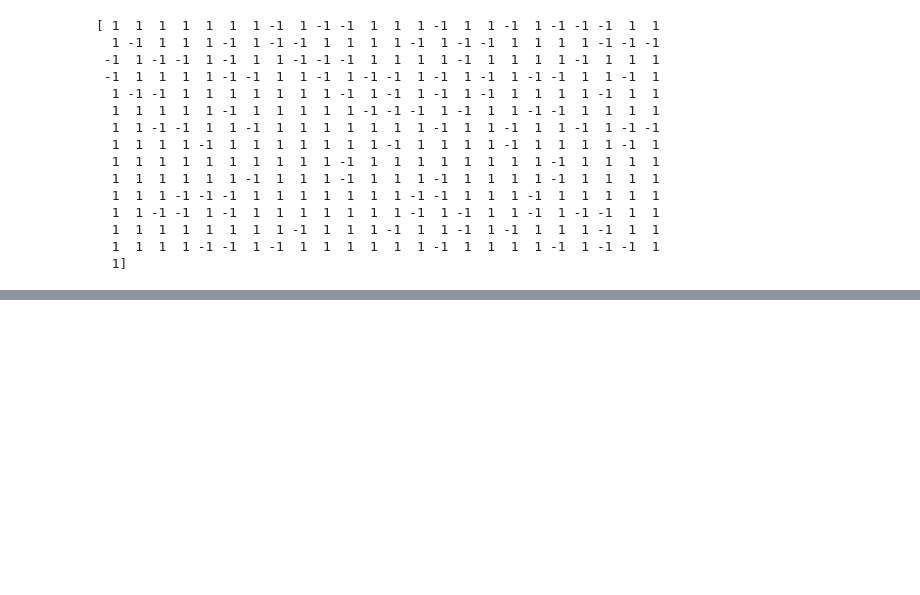
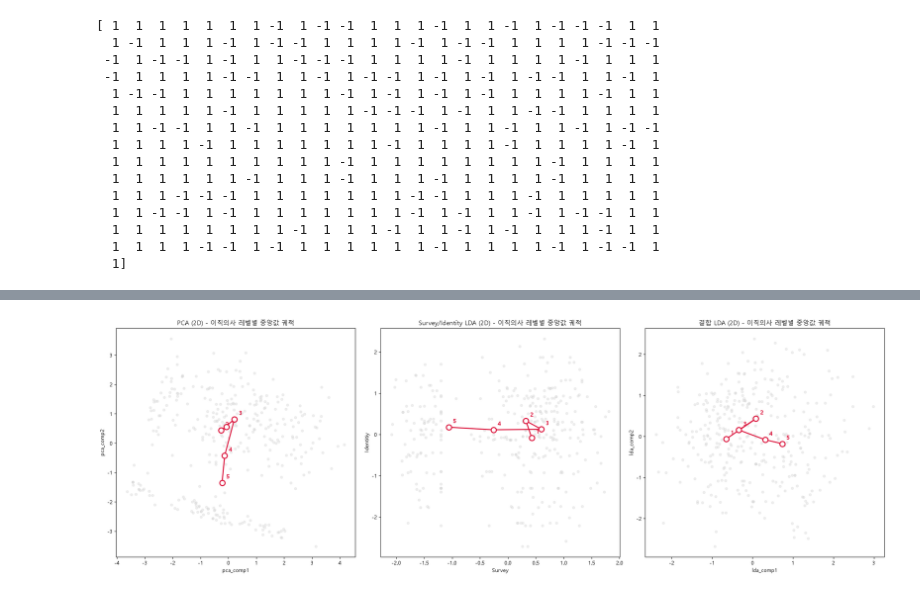
Before and after one commit to ununbum/AIBigDataProject, a Jupyter notebook: src/train_model.ipynb, the cells around one changed output, grey strips where cells are left out. Drawn from its saved outputs; the diff is of its cells as text; code cells hidden in the pictures; blank space fills up the shorter version.

```diff
--- a/src/train_model.ipynb
+++ b/src/train_model.ipynb
@@ -363,7 +268,0 @@ plt.show()
-# %%
-## Isolation Forest에서 -1(이상치)로 판정된 데이터를 Survey/Identity LDA 2D 산점도 위에 강조 표시
-fig, ax = plt.subplots(figsize=(10, 7))
-plot_outliers(ax, X_tn_lda_df, 'lda_survey', 'lda_identitiy',
-              'Survey/Identity LDA (2D) - Isolation Forest 이상치', 'Survey', 'Identitiy')
-plt.tight_layout()
-plt.show()
@@ -399,0 +307,37 @@ print(f'고위험군(4~5점): {high_risk_mask.sum()}명, 그 중 이상치: {hig
+# %%
+## 실험: 각 임베딩(2D)에서 개별 산점도는 겹침이 심해 추세가 잘 안 보이므로,
+## 이직의사 레벨(1~5)별 중앙값(centroid)만 이어서 그려 위험도에 따른 이동 방향이 보이는지 확인한다.
+## 배경에는 옅은 산점도를 깔아 중앙값 궤적이 실제 분포 대비 어느 정도인지 함께 보여준다.
+
+def plot_median_trend(ax, df2d, x_col, y_col, title, xlabel, ylabel):
+    ax.scatter(df2d[x_col], df2d[y_col], c='lightgray', alpha=0.35, s=20)
+
+    medians = df2d.groupby('target')[[x_col, y_col]].median().sort_index()
+
+    ax.plot(medians[x_col], medians[y_col], c='crimson', linewidth=2,
+            marker='o', markersize=10, markerfacecolor='white',
+            markeredgecolor='crimson', markeredgewidth=2, zorder=5)
+
+    for level, row in medians.iterrows():
+        ax.annotate(str(level), (row[x_col], row[y_col]),
+                    textcoords='offset points', xytext=(8, 8),
+                    fontsize=11, fontweight='bold', color='crimson')
+
+    ax.set_title(title)
+    ax.set_xlabel(xlabel)
+    ax.set_ylabel(ylabel)
+
+
+fig, axes = plt.subplots(1, 3, figsize=(21, 7))
+
+plot_median_trend(axes[0], X_tn_pda_df, 'pda_comp1', 'pda_comp2',
+                   'PCA (2D) - 이직의사 레벨별 중앙값 궤적', 'pca_comp1', 'pca_comp2')
+plot_median_trend(axes[1], X_tn_lda_df, 'lda_survey', 'lda_identitiy',
+                   'Survey/Identity LDA (2D) - 이직의사 레벨별 중앙값 궤적', 'Survey', 'Identitiy')
+plot_median_trend(axes[2], X_tn_lda_combined_df, 'lda_comp1', 'lda_comp2',
+                   '결합 LDA (2D) - 이직의사 레벨별 중앙값 궤적', 'lda_comp1', 'lda_comp2')
+
+plt.tight_layout()
+plt.show()
+# %% [output]
+[figure, added]
```
Also changed, not shown: parts of 7 cells of this notebook.
